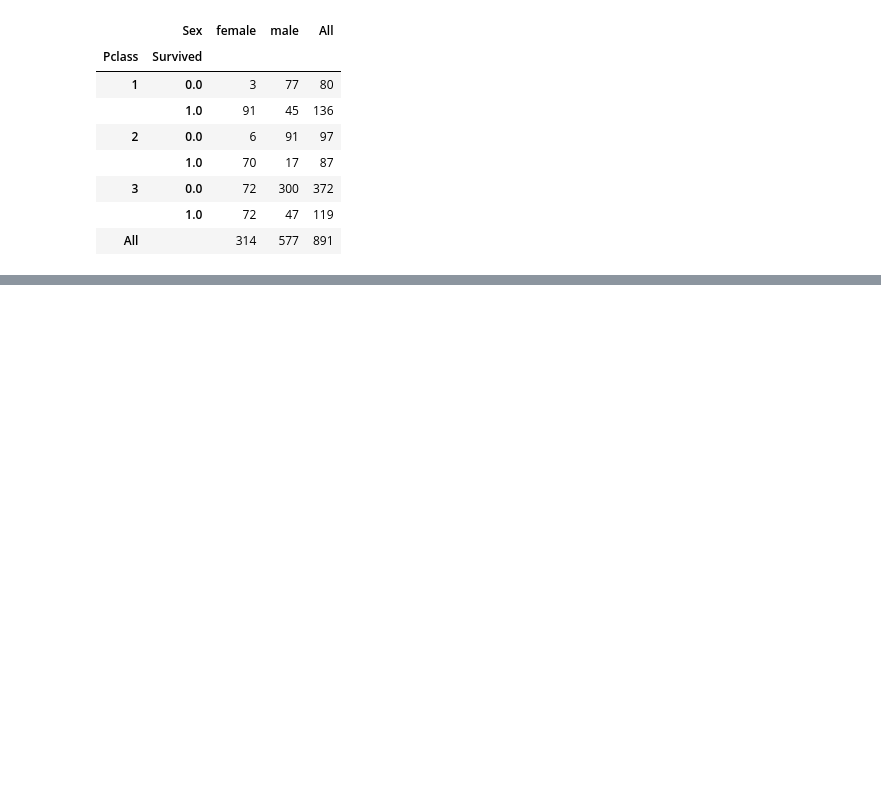
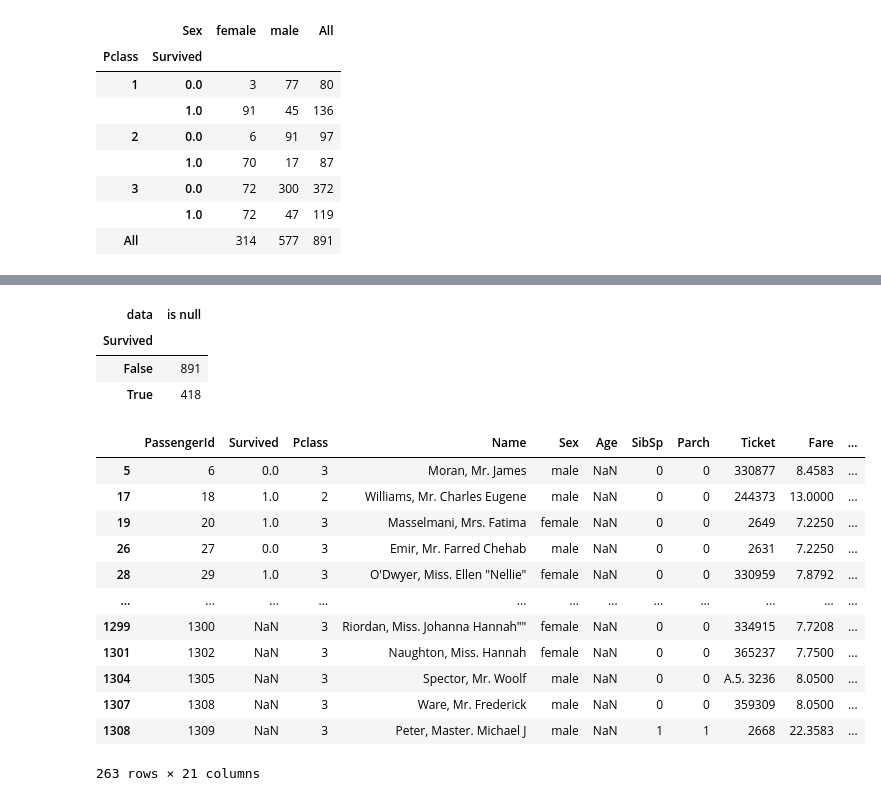
Before and after one commit to ReutEdvi/pandas, a Jupyter notebook: PandasDemo.ipynb, the cells around one changed output, grey strips where cells are left out. Drawn from its saved outputs; the diff is of its cells as text; code cells hidden in the pictures; blank space fills up the shorter version.

```diff
--- a/PandasDemo.ipynb
+++ b/PandasDemo.ipynb
@@ -142,0 +248,25 @@ class_freq_df
+# %%
+# How many of the 'survived' feature are missing?
+pd.crosstab(index=titanic_df.Survived.isnull(), columns='is null' , colnames=['data'])
+# %% [output]
+| data | is null |
+| Survived |  |
+| False | 891 |
+| True | 418 |
+# %%
+#get missing rows of the Age feature
+titanic_df[titanic_df.Age.isnull()]
+# %% [output]
+|  | PassengerId | Survived | Pclass | Name | Sex | Age | SibSp | Parch | Ticket | Fare | ... |
+| 5 | 6 | 0.0 | 3 | Moran, Mr. James | male | NaN | 0 | 0 | 330877 | 8.4583 | ... |
+| 17 | 18 | 1.0 | 2 | Williams, Mr. Charles Eugene | male | NaN | 0 | 0 | 244373 | 13.0000 | ... |
+| 19 | 20 | 1.0 | 3 | Masselmani, Mrs. Fatima | female | NaN | 0 | 0 | 2649 | 7.2250 | ... |
+| 26 | 27 | 0.0 | 3 | Emir, Mr. Farred Chehab | male | NaN | 0 | 0 | 2631 | 7.2250 | ... |
+| 28 | 29 | 1.0 | 3 | O'Dwyer, Miss. Ellen "Nellie" | female | NaN | 0 | 0 | 330959 | 7.8792 | ... |
+| ... | ... | ... | ... | ... | ... | ... | ... | ... | ... | ... | ... |
+| 1299 | 1300 | NaN | 3 | Riordan, Miss. Johanna Hannah"" | female | NaN | 0 | 0 | 334915 | 7.7208 | ... |
+| 1301 | 1302 | NaN | 3 | Naughton, Miss. Hannah | female | NaN | 0 | 0 | 365237 | 7.7500 | ... |
+| 1304 | 1305 | NaN | 3 | Spector, Mr. Woolf | male | NaN | 0 | 0 | A.5. 3236 | 8.0500 | ... |
+| 1307 | 1308 | NaN | 3 | Ware, Mr. Frederick | male | NaN | 0 | 0 | 359309 | 8.0500 | ... |
+| 1308 | 1309 | NaN | 3 | Peter, Master. Michael J | male | NaN | 1 | 1 | 2668 | 22.3583 | ... |
+263 rows × 21 columns
```
Also changed, not shown: parts of 26 cells of this notebook.
